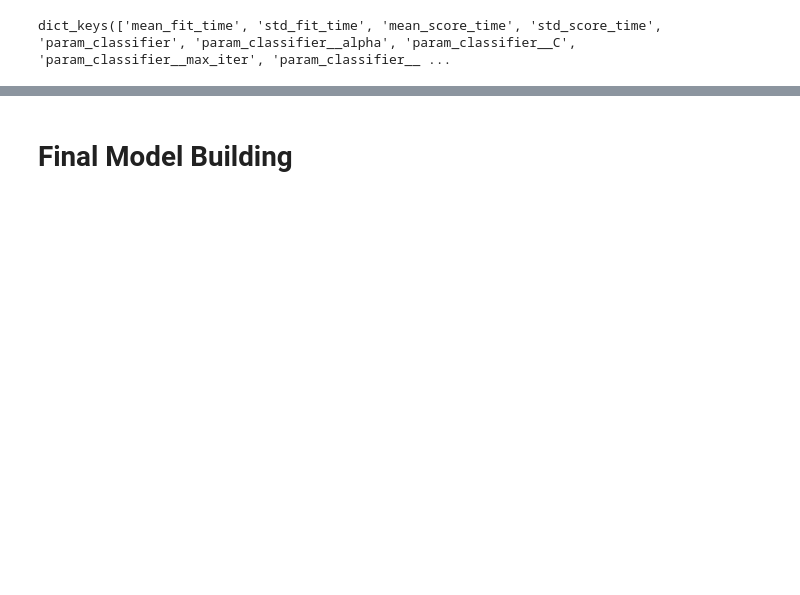
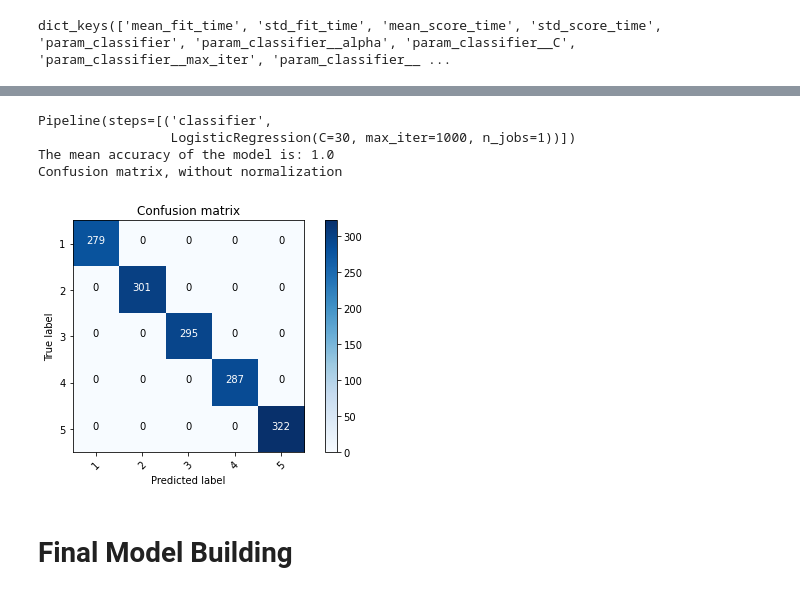
Before and after one commit to anilgujiri/resume_rating, a Jupyter notebook: Data Preprocessing.ipynb, the cells around one changed output, grey strips where cells are left out. Drawn from its saved outputs; the diff is of its cells as text; code cells hidden in the pictures; blank space fills up the shorter version.

```diff
--- a/Data Preprocessing.ipynb
+++ b/Data Preprocessing.ipynb
@@ -231,3 +327,40 @@ Confusion matrix, without normalization
+# %%
+pipe = Pipeline([("classifier", RandomForestClassifier())])
+
+grid_param = [
+                {"classifier": [MultinomialNB()],
+                 "classifier__alpha": [0.1,0.2,0.3,0.4,0.5,0.6,0.7,0.8,0.9,1],
+                 },
+                {"classifier": [LogisticRegression(n_jobs=1)],
+                 "classifier__penalty": ['l1','l2'],
+                 "classifier__C": [0.01,0.1,1,10,30,50,100],
+                 "classifier__max_iter" : [1000]
+                    },
+                {"classifier": [SGDClassifier(random_state=42)],
+                 "classifier__loss": ['hinge','modified_huber'],
+                 "classifier__penalty" : ['l2','l1'],
+                 "classifier__alpha": [1e-4, 1e-3, 1e-2, 1e-1, 1e0, 1e1, 1e2, 1e3]
+                 },
+                {"classifier": [RandomForestClassifier()],
+                 "classifier__n_estimators": [10, 100, 1000],
+                 "classifier__max_depth":[5,8,15,25,30,None],
+                 "classifier__min_samples_leaf":[1,2,5,10,15,100],
+                 "classifier__max_leaf_nodes": [2, 5,10]}]
+# create a gridsearch of the pipeline, the fit the best model
+gridsearch = GridSearchCV(pipe, grid_param, cv=5, verbose=0,n_jobs=-1) # Fit grid search
+# %%
+best_model_tf = gridsearch.fit(X_train,y_train)
+print(best_model_tf.best_estimator_)
+print("The mean accuracy of the model is:",best_model_tf.score(X_test,y_test))
+pred=best_model_tf.predict(X_test)
+cm = metrics.confusion_matrix(y_test, pred)
+plot_confusion_matrix(cm, classes=[1,2,3,4,5])
+# %% [output]
+Pipeline(steps=[('classifier',
+                 LogisticRegression(C=30, max_iter=1000, n_jobs=1))])
+The mean accuracy of the model is: 1.0
+Confusion matrix, without normalization
+[figure, added]
 # %% [markdown]
 # Final Model Building
 # %%
```
Also changed, not shown: parts of 27 cells of this notebook, 17 other files.
